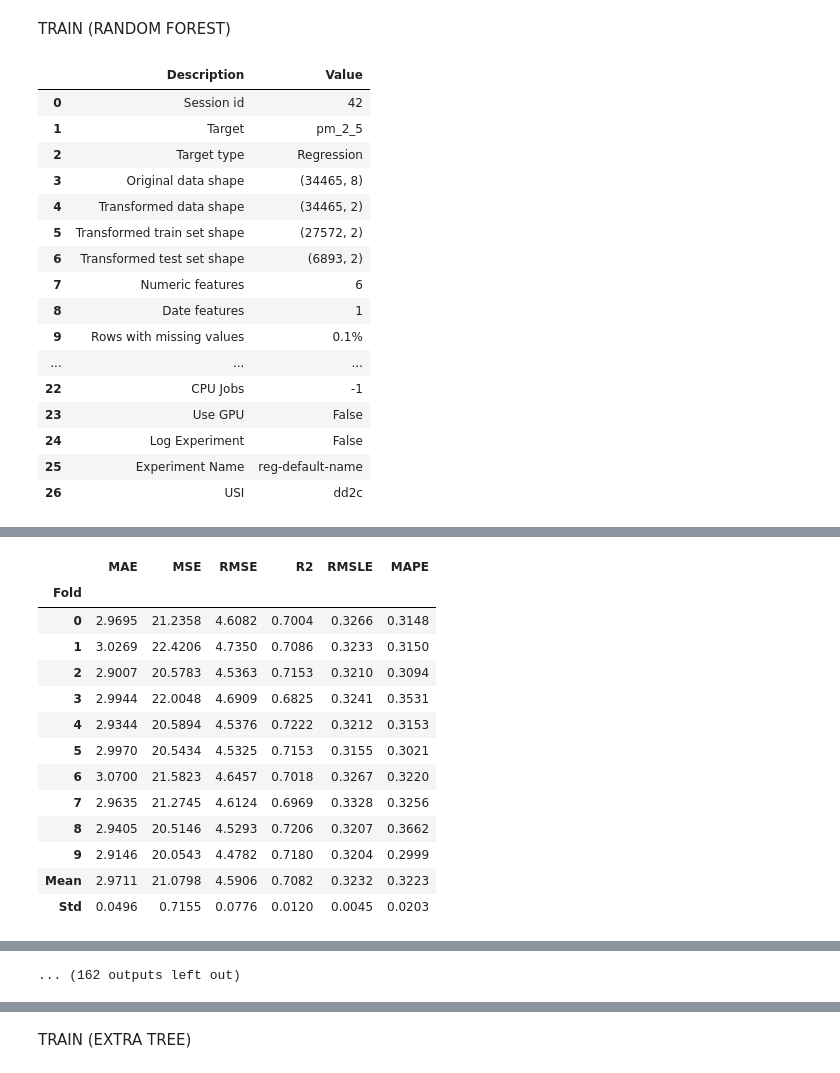
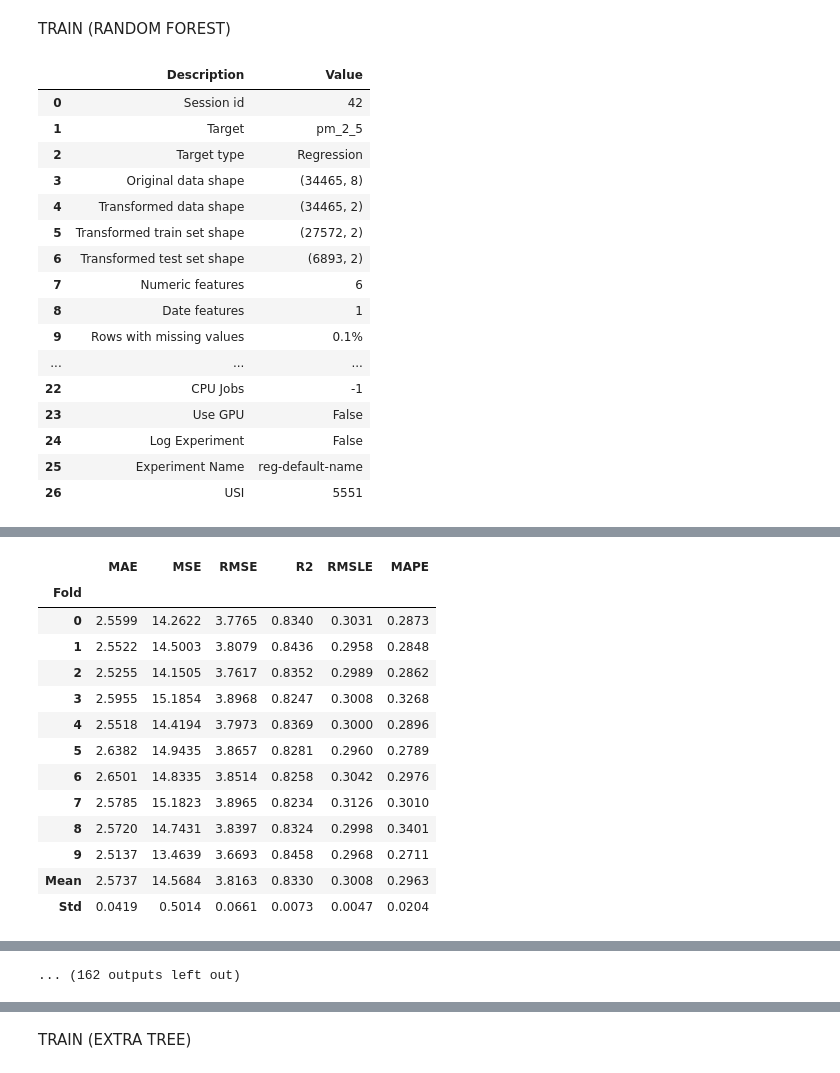
Before and after one commit to pisitklinnoy/pm_2.5_Term_Project, a Jupyter notebook: test.ipynb, the cells around one changed output, grey strips where cells are left out. Drawn from its saved outputs; the diff is of its cells as text; code cells hidden in the pictures.

Commit message:
fix error and add predic code PM_2.5,huminity,temp

```diff
--- a/test.ipynb
+++ b/test.ipynb
@@ -52,12 +202,14 @@ def hybrid_imputation(series):
     lower_bound = Q1 - 1.5 * IQR
     upper_bound = Q3 + 1.5 * IQR
 
-    # แทนที่ outlier ด้วยค่ามัธยฐาน
-    median_value = series.median()
-    series = series.where((series >= lower_bound) & (series <= upper_bound), median_value)
+    # คำนวณค่ากลางจากข้อมูลที่ไม่ใช่ outlier
+    non_outlier_values = series[(series >= lower_bound) & (series <= upper_bound)]
+    median_value = non_outlier_values.median() if not non_outlier_values.empty else series.median()
 
-    # เติมค่าที่หายไปด้วยค่ามัธยฐาน
-    series = series.fillna(median_value)
+    # แทนที่ outlier ด้วยค่าเฉลี่ยของค่าข้างเคียงแทนค่ามัธยฐานคงที่
+    series = series.mask((series < lower_bound) | (series > upper_bound), np.nan)
+    series = series.interpolate(method="linear")  # เติมค่าที่ขาดหายด้วย Interpolation
+    series = series.fillna(median_value)  # ถ้ายังมี NaN อยู่ให้เติมด้วยค่ากลาง
 
     return series
 
@@ -115,49 +267,49 @@ predictions = predict_model(model, data=future_data)
 
 # หาชื่อคอลัมน์การทำนายที่ถูกต้อง
 prediction_column = [col for col in predictions.columns if "predict" in col.lower()]
 if prediction_column:
     prediction_column = prediction_column[0]
     print(predictions[["datetime", prediction_column]])
 else:
     print("ไม่พบคอลัมน์การทำนาย ลองแสดงผลทั้งหมด:")
     print(predictions.head())
 
-# บันทึกผลลัพธ์เป็นไฟล์ CSV
-predictions.to_csv("D:/Term_Project/pm_2.5/predicted_pm25.csv", index=False)
-print("บันทึกผลลัพธ์การพยากรณ์สำเร็จ!")
+# # บันทึกผลลัพธ์เป็นไฟล์ CSV
+# predictions.to_csv("D:/Term_Project/pm_2.5/predicted_pm25.csv", index=False)
+# print("บันทึกผลลัพธ์การพยากรณ์สำเร็จ!")
 # %% [output]
 |  | Description | Value |
 | 0 | Session id | 42 |
 | 1 | Target | pm_2_5 |
 | 2 | Target type | Regression |
 | 3 | Original data shape | (34465, 8) |
 | 4 | Transformed data shape | (34465, 2) |
 | 5 | Transformed train set shape | (27572, 2) |
 | 6 | Transformed test set shape | (6893, 2) |
 | 7 | Numeric features | 6 |
 | 8 | Date features | 1 |
 | 9 | Rows with missing values | 0.1% |
 | ... | ... | ... |
 | 22 | CPU Jobs | -1 |
 | 23 | Use GPU | False |
 | 24 | Log Experiment | False |
 | 25 | Experiment Name | reg-default-name |
-| 26 | USI | dd2c |
+| 26 | USI | 5551 |
 [interactive output not drawn]
 |  | MAE | MSE | RMSE | R2 | RMSLE | MAPE |
 | Fold |  |  |  |  |  |  |
-| 0 | 2.9695 | 21.2358 | 4.6082 | 0.7004 | 0.3266 | 0.3148 |
-| 1 | 3.0269 | 22.4206 | 4.7350 | 0.7086 | 0.3233 | 0.3150 |
-| 2 | 2.9007 | 20.5783 | 4.5363 | 0.7153 | 0.3210 | 0.3094 |
-| 3 | 2.9944 | 22.0048 | 4.6909 | 0.6825 | 0.3241 | 0.3531 |
-| 4 | 2.9344 | 20.5894 | 4.5376 | 0.7222 | 0.3212 | 0.3153 |
-| 5 | 2.9970 | 20.5434 | 4.5325 | 0.7153 | 0.3155 | 0.3021 |
-| 6 | 3.0700 | 21.5823 | 4.6457 | 0.7018 | 0.3267 | 0.3220 |
-| 7 | 2.9635 | 21.2745 | 4.6124 | 0.6969 | 0.3328 | 0.3256 |
-| 8 | 2.9405 | 20.5146 | 4.5293 | 0.7206 | 0.3207 | 0.3662 |
-| 9 | 2.9146 | 20.0543 | 4.4782 | 0.7180 | 0.3204 | 0.2999 |
-| Mean | 2.9711 | 21.0798 | 4.5906 | 0.7082 | 0.3232 | 0.3223 |
-| Std | 0.0496 | 0.7155 | 0.0776 | 0.0120 | 0.0045 | 0.0203 |
+| 0 | 2.5599 | 14.2622 | 3.7765 | 0.8340 | 0.3031 | 0.2873 |
+| 1 | 2.5522 | 14.5003 | 3.8079 | 0.8436 | 0.2958 | 0.2848 |
+| 2 | 2.5255 | 14.1505 | 3.7617 | 0.8352 | 0.2989 | 0.2862 |
+| 3 | 2.5955 | 15.1854 | 3.8968 | 0.8247 | 0.3008 | 0.3268 |
+| 4 | 2.5518 | 14.4194 | 3.7973 | 0.8369 | 0.3000 | 0.2896 |
+| 5 | 2.6382 | 14.9435 | 3.8657 | 0.8281 | 0.2960 | 0.2789 |
+| 6 | 2.6501 | 14.8335 | 3.8514 | 0.8258 | 0.3042 | 0.2976 |
+| 7 | 2.5785 | 15.1823 | 3.8965 | 0.8234 | 0.3126 | 0.3010 |
+| 8 | 2.5720 | 14.7431 | 3.8397 | 0.8324 | 0.2998 | 0.3401 |
+| 9 | 2.5137 | 13.4639 | 3.6693 | 0.8458 | 0.2968 | 0.2711 |
+| Mean | 2.5737 | 14.5684 | 3.8163 | 0.8330 | 0.3008 | 0.2963 |
+| Std | 0.0419 | 0.5014 | 0.0661 | 0.0073 | 0.0047 | 0.0204 |
 [interactive output not drawn]
 [interactive output not drawn]
 [interactive output not drawn]
```
Also changed, not shown: parts of 8 cells of this notebook, 8 other files.
